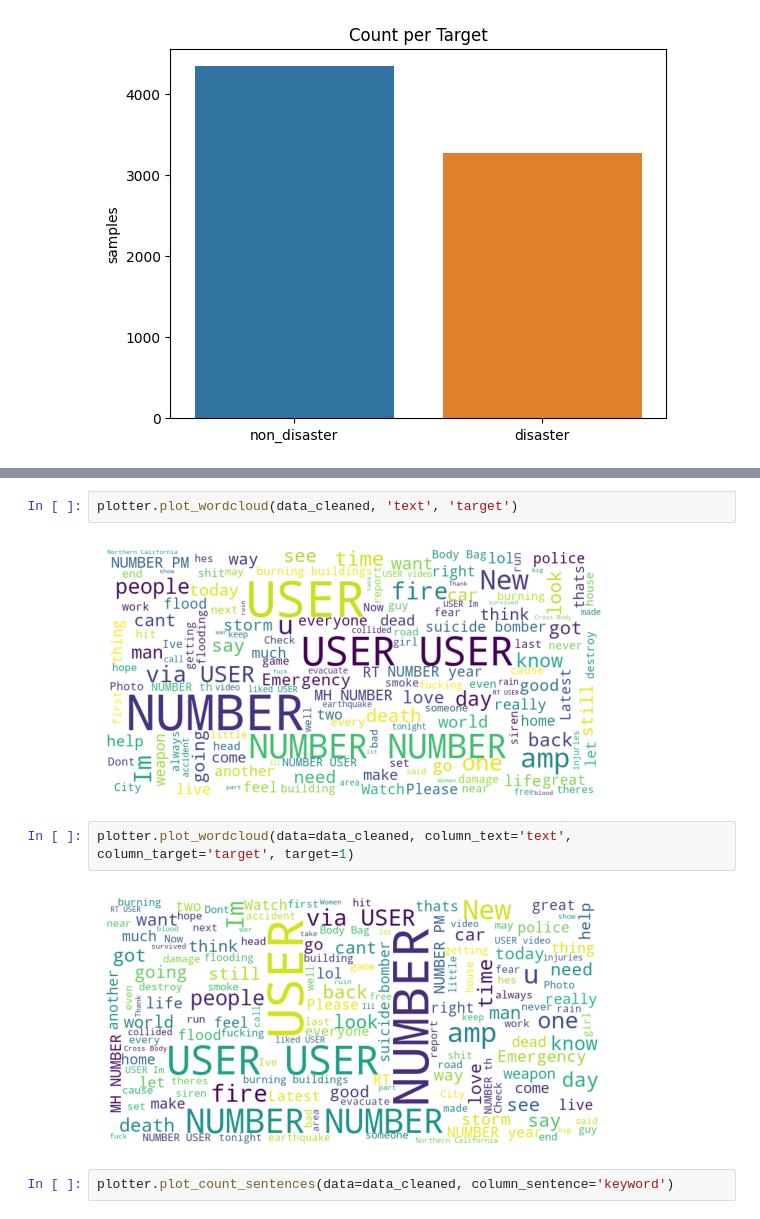
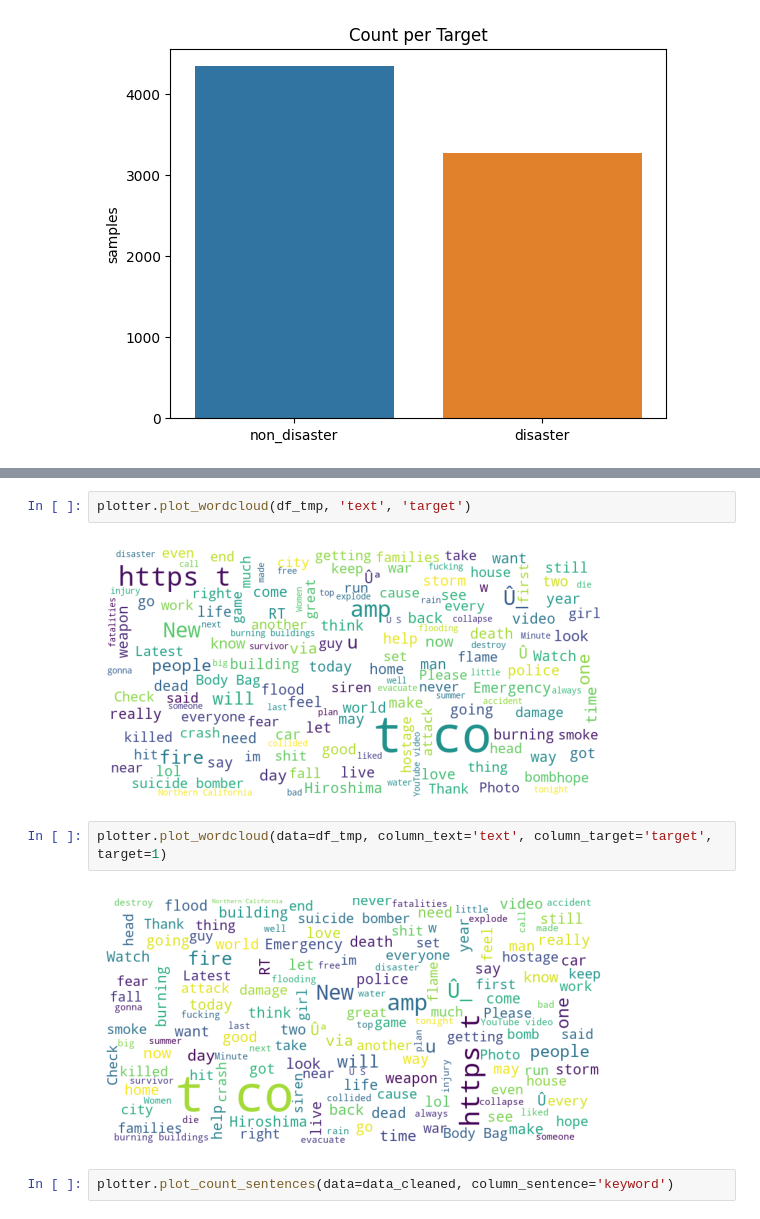
Before and after one commit to NophaieViscente/Sentiment_Analysis, a Jupyter notebook: code/Exploratory_Analysis.ipynb, the cells around one changed output, grey strips where cells are left out. Cells and saved outputs as stored; diff of their text form.

```diff
--- a/code/Exploratory_Analysis.ipynb
+++ b/code/Exploratory_Analysis.ipynb
@@ -59,11 +54,11 @@ plotter.plot_number_of_words(data_cleaned, 'text')
 # %%
-plotter.plot_wordcloud(data_cleaned, 'text', 'target')
+plotter.plot_wordcloud(df_tmp, 'text', 'target')
 # %% [output]
-[figure, old version]
+[figure, new version]
 # %%
-plotter.plot_wordcloud(data=data_cleaned, column_text='text', column_target='target', target=1)
+plotter.plot_wordcloud(data=df_tmp, column_text='text', column_target='target', target=1)
 # %% [output]
-[figure, old version]
+[figure, new version]
 # %%
 plotter.plot_count_sentences(data=data_cleaned, column_sentence='keyword')
 # %% [output]
```
Also changed, not shown: parts of 4 cells of this notebook, 5 other files.
